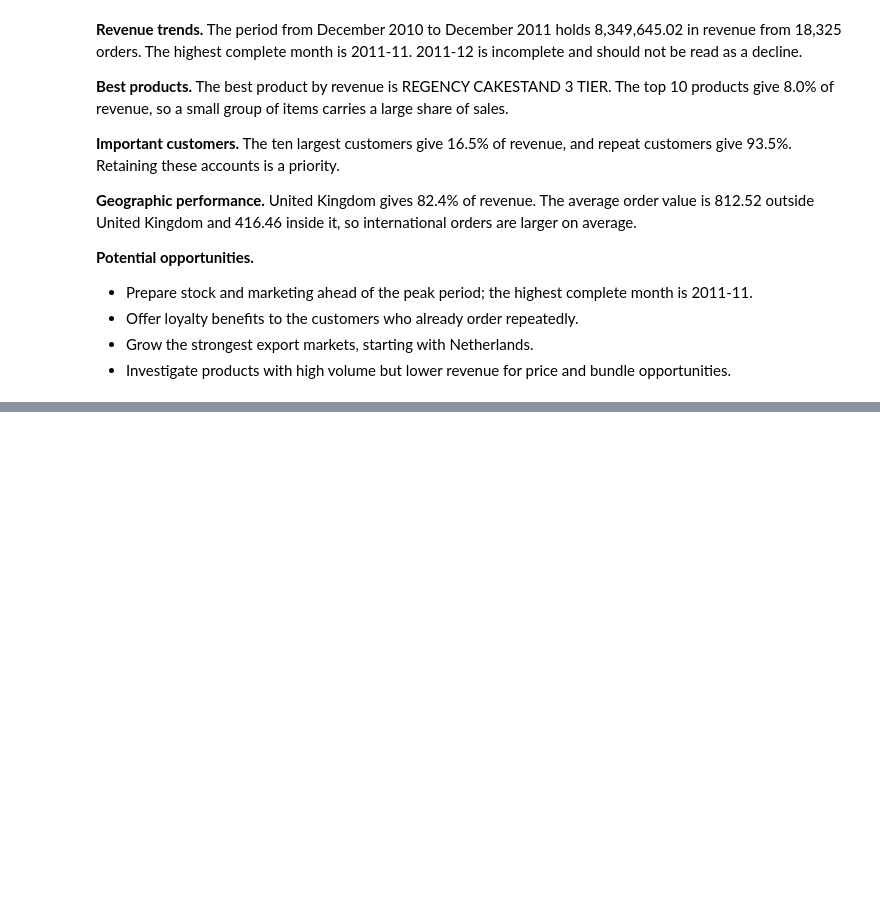
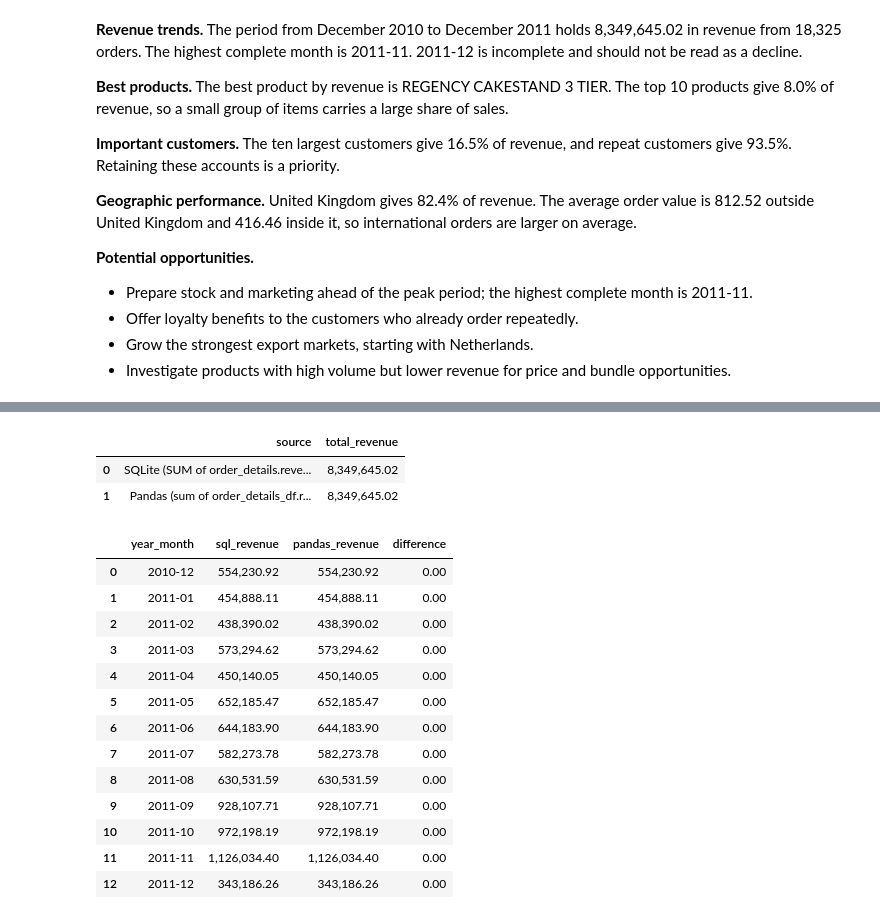
Before and after one commit to Sadveek/Data_python, a Jupyter notebook: Project_Retail.ipynb, the cells around one changed output, grey strips where cells are left out. Saved outputs shown, nothing was run; the diff lists cells and outputs as text; code cells hidden in the pictures; blank space fills up the shorter version.

```diff
--- a/Project_Retail.ipynb
+++ b/Project_Retail.ipynb
@@ -2271,0 +2697,63 @@ Data-Driven Insights
+# %%
+sql_revenue = connection.execute("SELECT SUM(revenue) FROM order_details").fetchone()[0]
+pandas_revenue = order_details_df["revenue"].sum()
+formula_errors = connection.execute("SELECT COUNT(*) FROM order_details WHERE ABS(revenue - quantity * unit_price) > 0.005").fetchone()[0]
+record_check("Revenue", "SQL revenue total equals Pandas revenue total", abs(sql_revenue - pandas_revenue) < 0.01, f"{sql_revenue:,.2f}")
+record_check("Revenue", "revenue equals quantity x unit_price on every row", formula_errors == 0, f"{formula_errors} mismatches")
+
+pd.DataFrame(
+    {
+        "source": ["SQLite (SUM of order_details.revenue)", "Pandas (sum of order_details_df.revenue)"],
+        "total_revenue": [sql_revenue, pandas_revenue],
+    }
+)
+# %% [output]
+|  | source | total_revenue |
+| 0 | SQLite (SUM of order_details.reve... | 8,349,645.02 |
+| 1 | Pandas (sum of order_details_df.r... | 8,349,645.02 |
+# %%
+sql_monthly = pd.read_sql_query(
+    """
+SELECT strftime('%Y-%m', o.order_date) AS year_month, ROUND(SUM(od.revenue), 2) AS sql_revenue
+FROM order_details od
+JOIN orders o ON o.order_id = od.order_id
+GROUP BY strftime('%Y-%m', o.order_date)
+ORDER BY year_month
+""",
+    connection,
+)
+pandas_monthly = (
+    order_details_df.merge(orders_df, on="order_id")
+    .assign(year_month=lambda frame: frame["order_date"].dt.strftime("%Y-%m"))
+    .groupby("year_month")["revenue"].sum().round(2).rename("pandas_revenue").reset_index()
+)
+monthly_comparison = sql_monthly.merge(pandas_monthly, on="year_month")
+monthly_comparison["difference"] = (monthly_comparison["sql_revenue"] - monthly_comparison["pandas_revenue"]).round(2)
+record_check("Relationships", "monthly revenue through joins equals Pandas", bool((monthly_comparison["difference"].abs() < 0.01).all()) and len(monthly_comparison) == len(sql_monthly), f"{len(monthly_comparison)} months")
+
+joined_rows = connection.execute(
+    """
+SELECT COUNT(*)
+FROM order_details od
+JOIN orders o ON o.order_id = od.order_id
+JOIN customers c ON c.customer_id = o.customer_id
+JOIN products p ON p.product_id = od.product_id
+"""
+).fetchone()[0]
+record_check("Relationships", "four-table join returns every order line", joined_rows == len(order_details_df), f"{joined_rows:,} rows")
+monthly_comparison
+# %% [output]
+|  | year_month | sql_revenue | pandas_revenue | difference |
+| 0 | 2010-12 | 554,230.92 | 554,230.92 | 0.00 |
+| 1 | 2011-01 | 454,888.11 | 454,888.11 | 0.00 |
+| 2 | 2011-02 | 438,390.02 | 438,390.02 | 0.00 |
+| 3 | 2011-03 | 573,294.62 | 573,294.62 | 0.00 |
+| 4 | 2011-04 | 450,140.05 | 450,140.05 | 0.00 |
+| 5 | 2011-05 | 652,185.47 | 652,185.47 | 0.00 |
+| 6 | 2011-06 | 644,183.90 | 644,183.90 | 0.00 |
+| 7 | 2011-07 | 582,273.78 | 582,273.78 | 0.00 |
+| 8 | 2011-08 | 630,531.59 | 630,531.59 | 0.00 |
+| 9 | 2011-09 | 928,107.71 | 928,107.71 | 0.00 |
+| 10 | 2011-10 | 972,198.19 | 972,198.19 | 0.00 |
+| 11 | 2011-11 | 1,126,034.40 | 1,126,034.40 | 0.00 |
+| 12 | 2011-12 | 343,186.26 | 343,186.26 | 0.00 |
```
Also changed, not shown: parts of 33 cells of this notebook.
